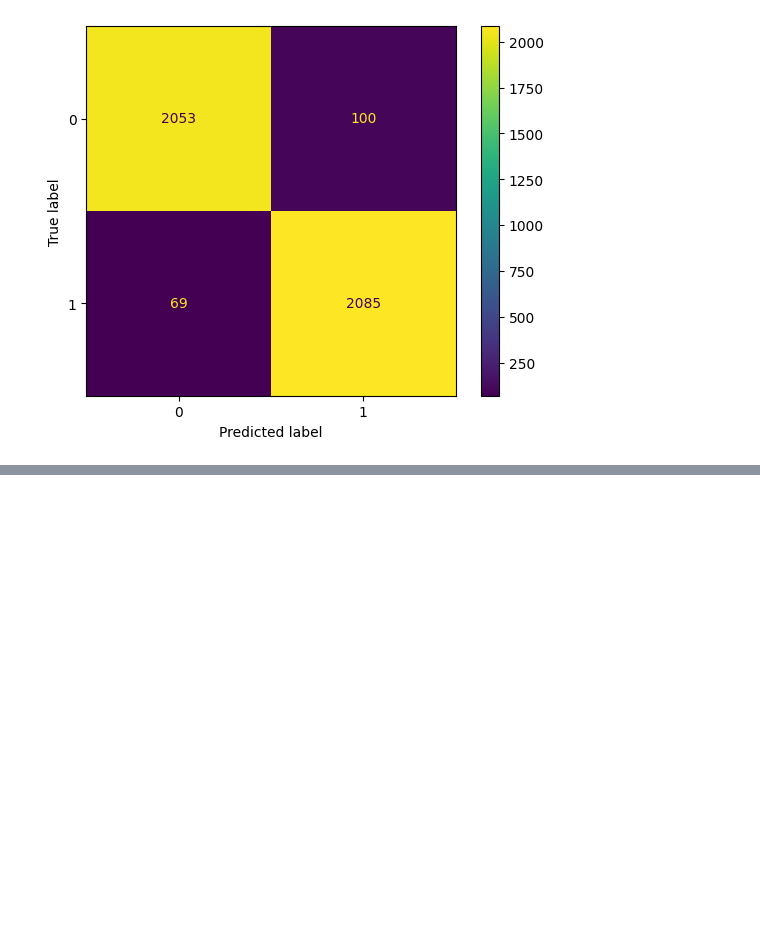
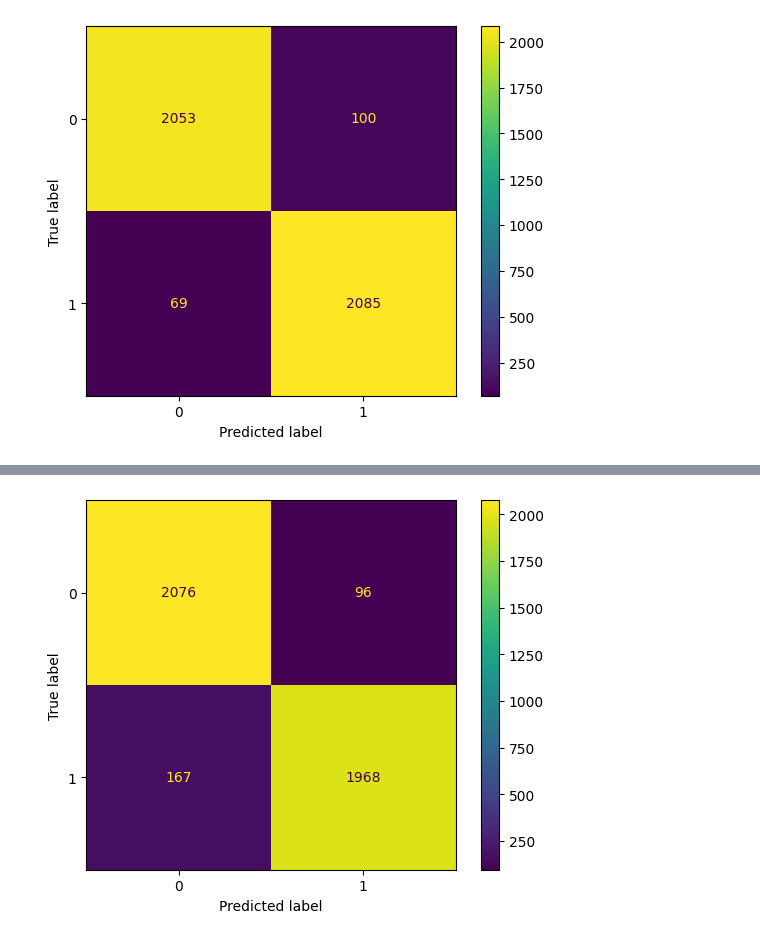
Before and after one commit to BudrevichMaksim/courseproject, a Jupyter notebook: w2vtest.ipynb, the cells around one changed output, grey strips where cells are left out. Drawn from its saved outputs; the diff is of its cells as text; code cells hidden in the pictures; blank space fills up the shorter version.

```diff
--- a/w2vtest.ipynb
+++ b/w2vtest.ipynb
@@ -157,0 +174,8 @@ plt.show()
+# %%
+audio_data, labels = load_audio_files(FAKE, REAL)
+mel_features = extract_mel_feat(audio_data)
+# %%
+X_train_mel, X_test_mel, y_train_mel, y_test_mel = train_test_split(mel_features, labels, test_size=0.3)
+# %%
+clf = AdaBoostClassifier(n_estimators=100)
+clf.fit(X_train_mel, y_train_mel)
@@ -157,0 +184,3 @@ plt.show()
+# %%
+y_pred_mel = clf.predict(X_test_mel)
+print(classification_report(y_test_mel, y_pred_mel))
@@ -157,0 +196,7 @@ plt.show()
+# %%
+cm_mel = confusion_matrix(y_test_mel, y_pred_mel)
+disp = ConfusionMatrixDisplay(confusion_matrix=cm_mel)
+disp.plot()
+plt.show()
+# %% [output]
+[figure, added]
```
Also changed, not shown: parts of 5 cells of this notebook.
